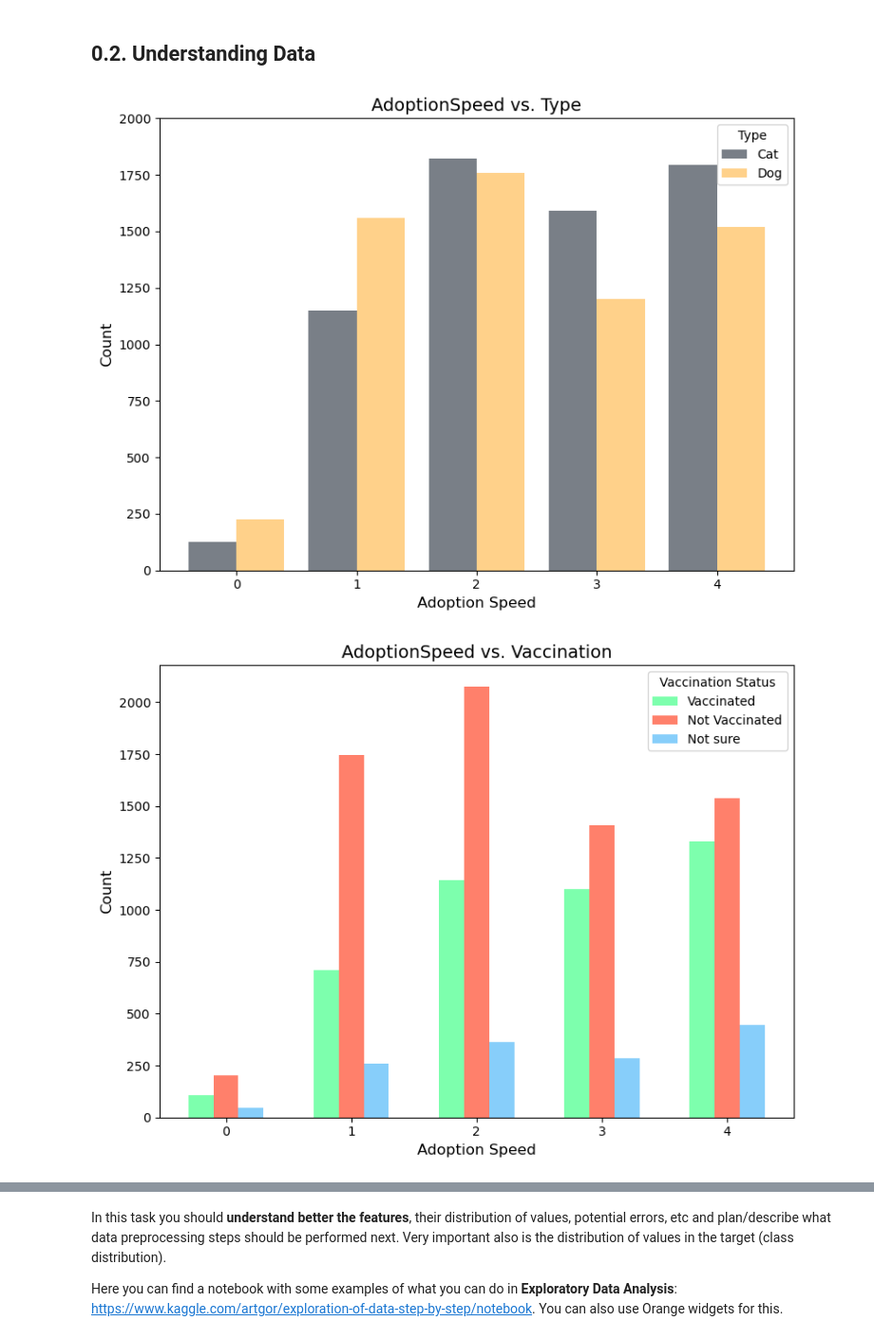
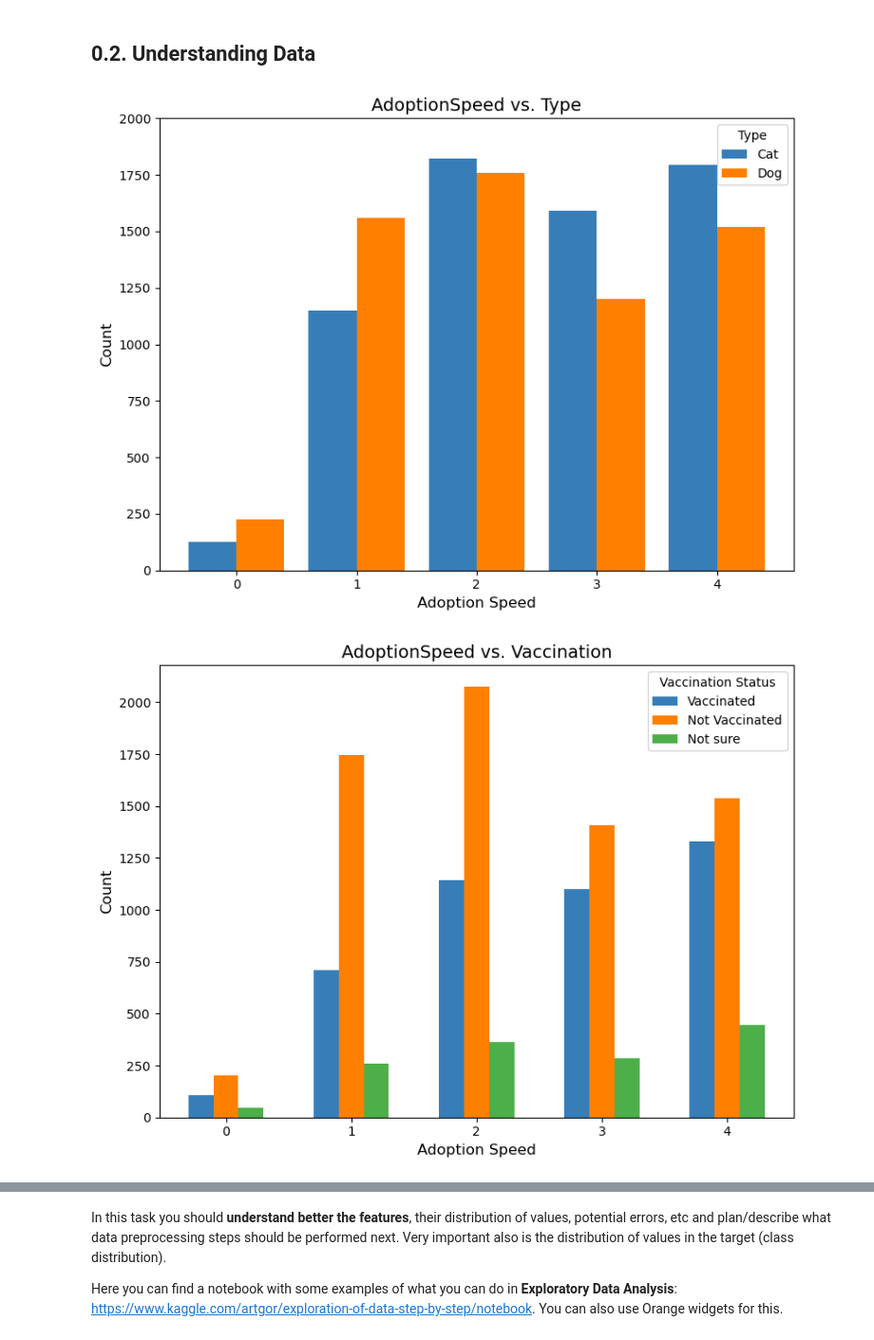
Before and after one commit to FilipeMarquesN/Machine-Learning-Project, a Jupyter notebook: AA_202425_Project.ipynb, the cells around one changed output, grey strips where cells are left out. Shown at 95% size. Cells and saved outputs as stored; diff of their text form; code cells hidden in the pictures.

```diff
--- a/AA_202425_Project.ipynb
+++ b/AA_202425_Project.ipynb
@@ -117,28 +117,32 @@ Some potentially useful links:
 # %%
 import numpy as np
 import pandas as pd
-from ydata_profiling import ProfileReport
+#from ydata_profiling import ProfileReport
 
-df = pd.read_csv('PetFinder_dataset.csv')
+
+def load_data(fname):
+    """Load CSV file with any number of consecutive features, starting in column 0, where last column is the class"""
+    df = pd.read_csv(fname)
+    df = df.drop(columns=['Description']) #Podemso mudar pra 0 ou 1 se têm não sei se seria util
+    df = df.drop(columns=['Name']) #Podemso mudar pra 0 ou 1 se têm não sei se seria util
+    df = df.drop(columns=['PetID'])
+    df = df.drop(columns=['RescuerID'])
+    df = df.drop(columns=['Breed2'])
+    df = df.drop(columns=['Color3'])
+    df = df.drop(columns=['VideoAmt'])
+    df = df[df['Age'] <= 20]
+    nc = df.shape[1] # number of columns
+    matrix = df.values # Convert dataframe to darray
+    table_X = matrix [:, 0:nc-1]
+    table_y = matrix [:, nc-1] # get class (last columns)
+    features = df.columns.values[0:nc-1]
+    target_name = df.columns.values[nc-1] #get target name
+    return table_X, table_y, features, target_name, df
+
+table_X, table_y, features, target_name, df = load_data('PetFinder_dataset.csv')
 
 
 
-
-#Data Cleaning
-df = df.drop(columns=['Description']) #Podemso mudar pra 0 ou 1 se têm não sei se seria util
-df = df.drop(columns=['Name']) #Podemso mudar pra 0 ou 1 se têm não sei se seria util
-df = df.drop(columns=['PetID'])
-df = df.drop(columns=['RescuerID'])
-#Temos de ver do inbalance em Health
-#Missings resolvidos
-
-
-
-#Possivelmente temos de dar rescale de Breeds (valores nas centenas) e State(Valores em 4k)
-df = df[df['Age'] <= 20]
-profile = ProfileReport(df, title="Profiling Report")
-profile.to_file("report.html")
-
 df.to_csv('out.csv', index=False)
 # %% [markdown]
 ![Alt text](img/Data_Report.png)
@@ -147,33 +151,33 @@ df.to_csv('out.csv', index=False)
 # %%
 # How the type of the animal influences the adoption speed
 import matplotlib.pyplot as plt
 %matplotlib inline
 plt.figure(figsize=(8, 6))
 
 # Plot cats and dogs separately
-for pet_type, color, label in zip([1, 2], ['#797F87', '#FFD18A'], ['Cat', 'Dog']):
+for pet_type, color, label in zip([1, 2], ['#377eb8', '#ff7f00'], ['Cat', 'Dog']):
     subset = df[df['Type'] == pet_type]
     counts = subset['AdoptionSpeed'].value_counts().sort_index()
     plt.bar(counts.index - 0.2 if pet_type == 1 else counts.index + 0.2, counts, width=0.4, label=label, color=color)
 
 # Customization
 plt.title("AdoptionSpeed vs. Type", fontsize=14)
 plt.xlabel("Adoption Speed", fontsize=12)
 plt.ylabel("Count", fontsize=12)
 plt.ylim(0,2000)
 plt.xticks([0, 1, 2, 3, 4], ['0', "1", "2", "3", "4"])
 plt.legend(title="Type")
 
 plt.tight_layout()
 plt.show()
 # %% [output]
-[figure, old version]
+[figure, new version]
 # %%
 # How the Vaccinated of the animal influences the adoption speed
 plt.figure(figsize=(8, 6))
 
 # Plot vacsinated, not vaccinated and not sure separately
-for pet_vaccination, color, label, x_offset  in zip([1, 2, 3], ['#7DFFAD','#FF806B', '#87CEFA' ], ['Vaccinated', 'Not Vaccinated', 'Not sure'], [-0.2, 0, 0.2]):
+for pet_vaccination, color, label, x_offset  in zip([1, 2, 3], ['#377eb8', '#ff7f00', '#4daf4a' ], ['Vaccinated', 'Not Vaccinated', 'Not sure'], [-0.2, 0, 0.2]):
     subset = df[df['Vaccinated'] == pet_vaccination]
     counts = subset['AdoptionSpeed'].value_counts().sort_index()
     plt.bar(counts.index + x_offset, counts, width=0.2, label=label, color=color)
@@ -188,7 +192,7 @@ plt.legend(title="Vaccination Status")
 plt.tight_layout()
 plt.show()
 # %% [output]
-[figure, old version]
+[figure, new version]
 # %%
 # How the Gender of the animal influences the adoption speed
 plt.figure(figsize=(8, 6))
```
Also changed, not shown: parts of 5 cells of this notebook.
